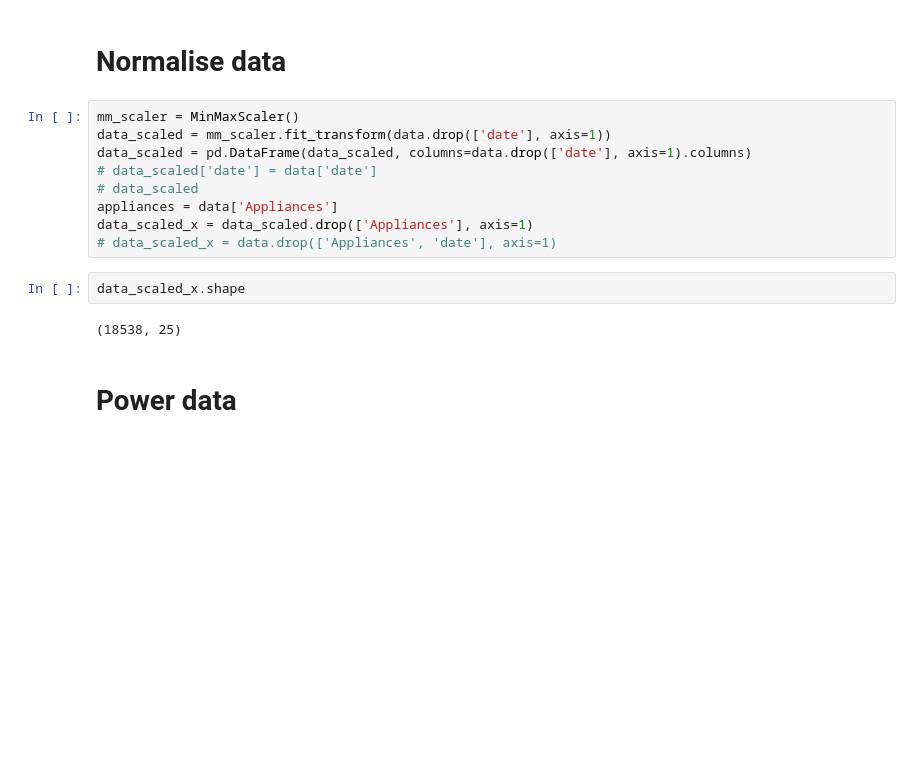
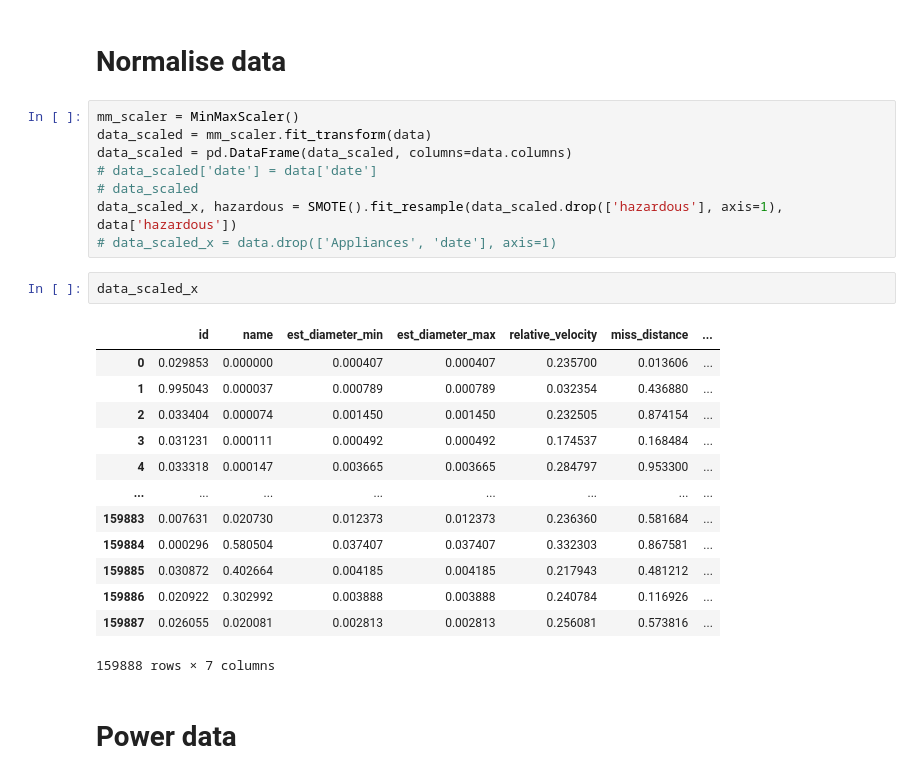
Before and after one commit to MikeTsvirkunov/Maching_Learning_Teach, a Jupyter notebook: Laba7/Classification/VarianceThreshold.ipynb, the cells around one changed output. Cells and saved outputs as stored; diff of their text form; blank space fills up the shorter version.

```diff
--- a/Laba7/Classification/VarianceThreshold.ipynb
+++ b/Laba7/Classification/VarianceThreshold.ipynb
@@ -37,17 +39,28 @@ data
 # Normalise data
 # %%
 mm_scaler = MinMaxScaler()
-data_scaled = mm_scaler.fit_transform(data.drop(['date'], axis=1))
-data_scaled = pd.DataFrame(data_scaled, columns=data.drop(['date'], axis=1).columns)
+data_scaled = mm_scaler.fit_transform(data)
+data_scaled = pd.DataFrame(data_scaled, columns=data.columns)
 # data_scaled['date'] = data['date']
 # data_scaled
-appliances = data['Appliances']
-data_scaled_x = data_scaled.drop(['Appliances'], axis=1)
+data_scaled_x, hazardous = SMOTE().fit_resample(data_scaled.drop(['hazardous'], axis=1), data['hazardous'])
 # data_scaled_x = data.drop(['Appliances', 'date'], axis=1)
 # %%
-data_scaled_x.shape
+data_scaled_x
 # %% [output]
+|  | id | name | est_diameter_min | est_diameter_max | relative_velocity | miss_distance | ... |
+| 0 | 0.029853 | 0.000000 | 0.000407 | 0.000407 | 0.235700 | 0.013606 | ... |
+| 1 | 0.995043 | 0.000037 | 0.000789 | 0.000789 | 0.032354 | 0.436880 | ... |
+| 2 | 0.033404 | 0.000074 | 0.001450 | 0.001450 | 0.232505 | 0.874154 | ... |
+| 3 | 0.031231 | 0.000111 | 0.000492 | 0.000492 | 0.174537 | 0.168484 | ... |
+| 4 | 0.033318 | 0.000147 | 0.003665 | 0.003665 | 0.284797 | 0.953300 | ... |
+| ... | ... | ... | ... | ... | ... | ... | ... |
+| 159883 | 0.007631 | 0.020730 | 0.012373 | 0.012373 | 0.236360 | 0.581684 | ... |
+| 159884 | 0.000296 | 0.580504 | 0.037407 | 0.037407 | 0.332303 | 0.867581 | ... |
+| 159885 | 0.030872 | 0.402664 | 0.004185 | 0.004185 | 0.217943 | 0.481212 | ... |
+| 159886 | 0.020922 | 0.302992 | 0.003888 | 0.003888 | 0.240784 | 0.116926 | ... |
+| 159887 | 0.026055 | 0.020081 | 0.002813 | 0.002813 | 0.256081 | 0.573816 | ... |
-(18538, 25)
+159888 rows × 7 columns
 # %% [markdown]
 # Power data
 # %%
```
Also changed, not shown: parts of 12 cells of this notebook, 22 other files.
